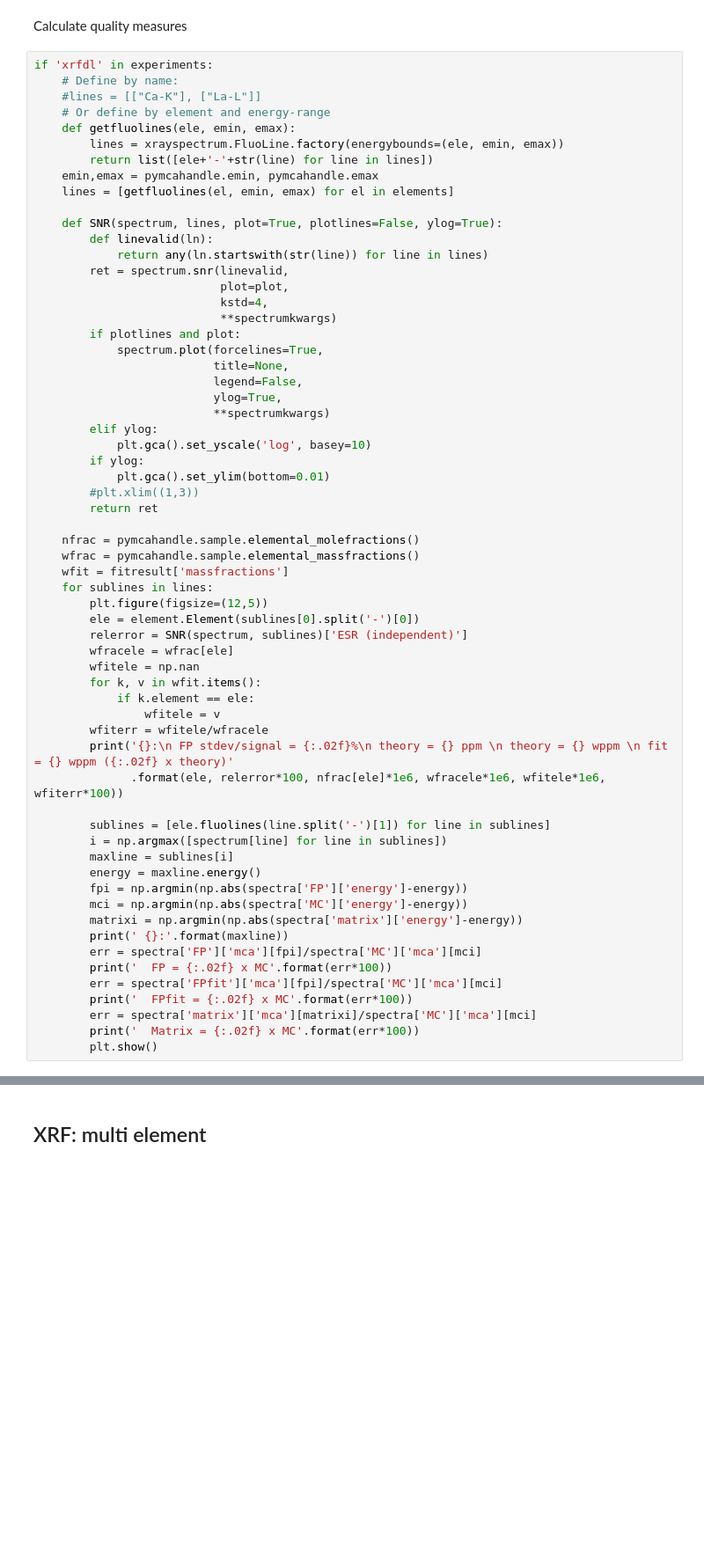
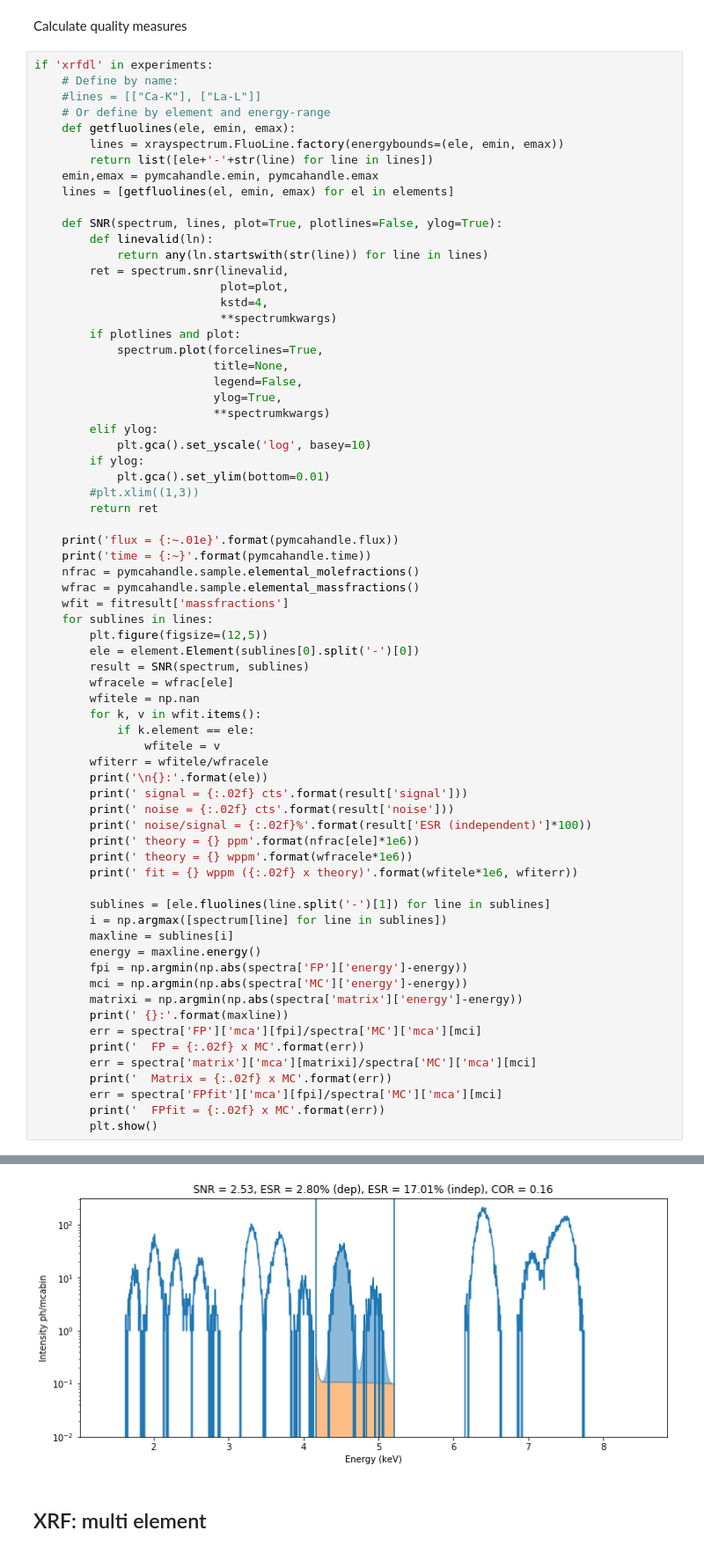
Before and after one commit to woutdenolf/spectrocrunch, a Jupyter notebook: doc/source/tutorials/montecarlo.ipynb, the cells around one changed output, grey strips where cells are left out. Shown at 88% size. Drawn from its saved outputs; the diff is of its cells as text; blank space fills up the shorter version.

```diff
--- a/doc/source/tutorials/montecarlo.ipynb
+++ b/doc/source/tutorials/montecarlo.ipynb
@@ -684,21 +740,28 @@ if 'xrfdl' in experiments:
         #plt.xlim((1,3))
         return ret
 
+    print('flux = {:~.01e}'.format(pymcahandle.flux))
+    print('time = {:~}'.format(pymcahandle.time))
     nfrac = pymcahandle.sample.elemental_molefractions()
     wfrac = pymcahandle.sample.elemental_massfractions()
     wfit = fitresult['massfractions']
     for sublines in lines:
         plt.figure(figsize=(12,5))
         ele = element.Element(sublines[0].split('-')[0])
-        relerror = SNR(spectrum, sublines)['ESR (independent)']
+        result = SNR(spectrum, sublines)
         wfracele = wfrac[ele]
         wfitele = np.nan
         for k, v in wfit.items():
             if k.element == ele:
                 wfitele = v
         wfiterr = wfitele/wfracele
-        print('{}:\n FP stdev/signal = {:.02f}%\n theory = {} ppm \n theory = {} wppm \n fit = {} wppm ({:.02f} x theory)'
-              .format(ele, relerror*100, nfrac[ele]*1e6, wfracele*1e6, wfitele*1e6, wfiterr*100))
+        print('\n{}:'.format(ele))
+        print(' signal = {:.02f} cts'.format(result['signal']))
+        print(' noise = {:.02f} cts'.format(result['noise']))
+        print(' noise/signal = {:.02f}%'.format(result['ESR (independent)']*100))
+        print(' theory = {} ppm'.format(nfrac[ele]*1e6))
+        print(' theory = {} wppm'.format(wfracele*1e6))
+        print(' fit = {} wppm ({:.02f} x theory)'.format(wfitele*1e6, wfiterr))
 
         sublines = [ele.fluolines(line.split('-')[1]) for line in sublines]
         i = np.argmax([spectrum[line] for line in sublines])
@@ -709,9 +772,10 @@ if 'xrfdl' in experiments:
         matrixi = np.argmin(np.abs(spectra['matrix']['energy']-energy))
         print(' {}:'.format(maxline))
         err = spectra['FP']['mca'][fpi]/spectra['MC']['mca'][mci]
-        print('  FP = {:.02f} x MC'.format(err*100))
+        print('  FP = {:.02f} x MC'.format(err))
+        err = spectra['matrix']['mca'][matrixi]/spectra['MC']['mca'][mci]
+        print('  Matrix = {:.02f} x MC'.format(err))
         err = spectra['FPfit']['mca'][fpi]/spectra['MC']['mca'][mci]
-        print('  FPfit = {:.02f} x MC'.format(err*100))
-        err = spectra['matrix']['mca'][matrixi]/spectra['MC']['mca'][mci]
-        print('  Matrix = {:.02f} x MC'.format(err*100))
+        print('  FPfit = {:.02f} x MC'.format(err))
         plt.show()
+# %% [output]
@@ -718,3 +796,4 @@ if 'xrfdl' in experiments:
+[figure, added]
 # %% [markdown]
 ## XRF: multi element
 # %%
```
Also changed, not shown: parts of 17 cells of this notebook, 2 other files.
